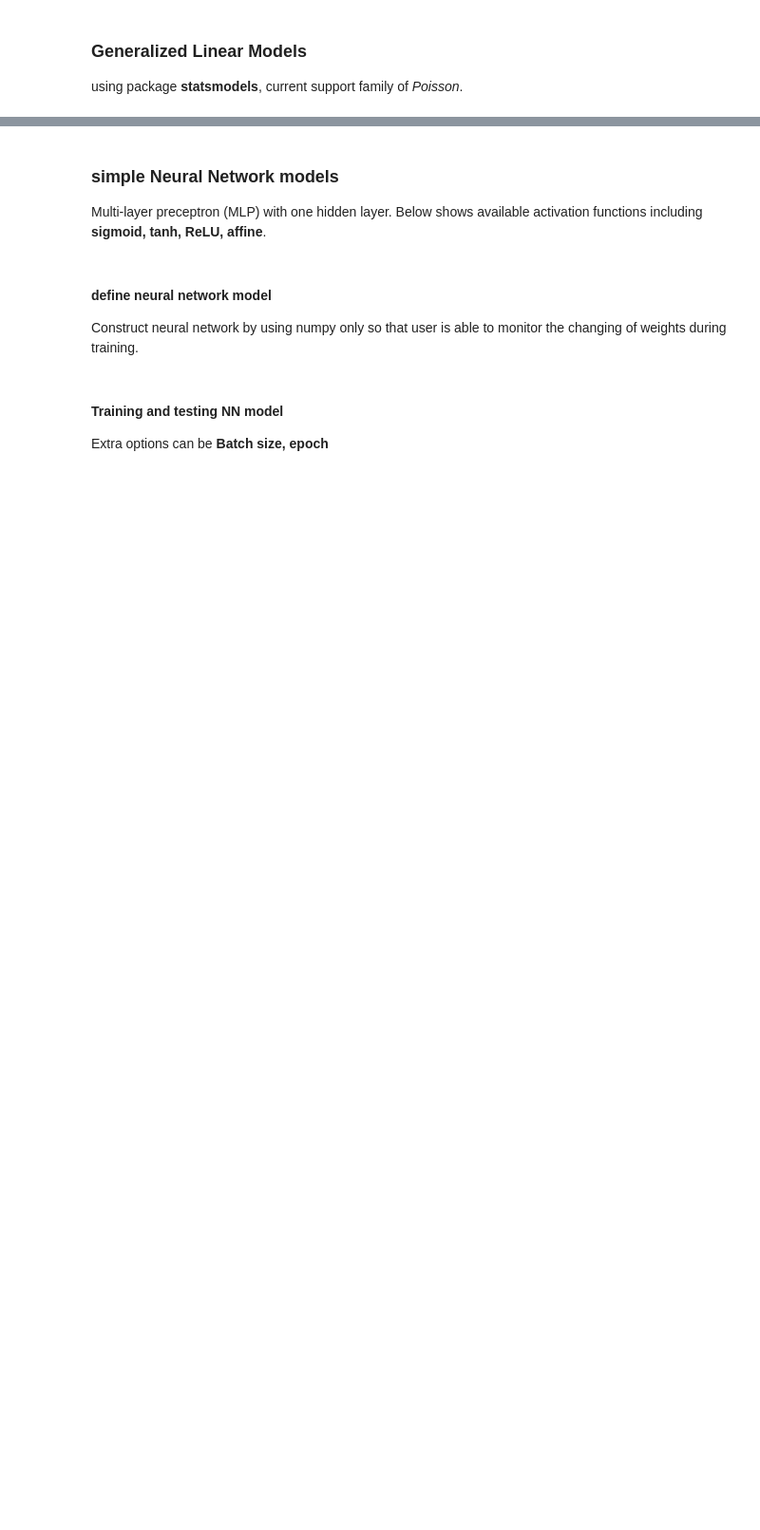
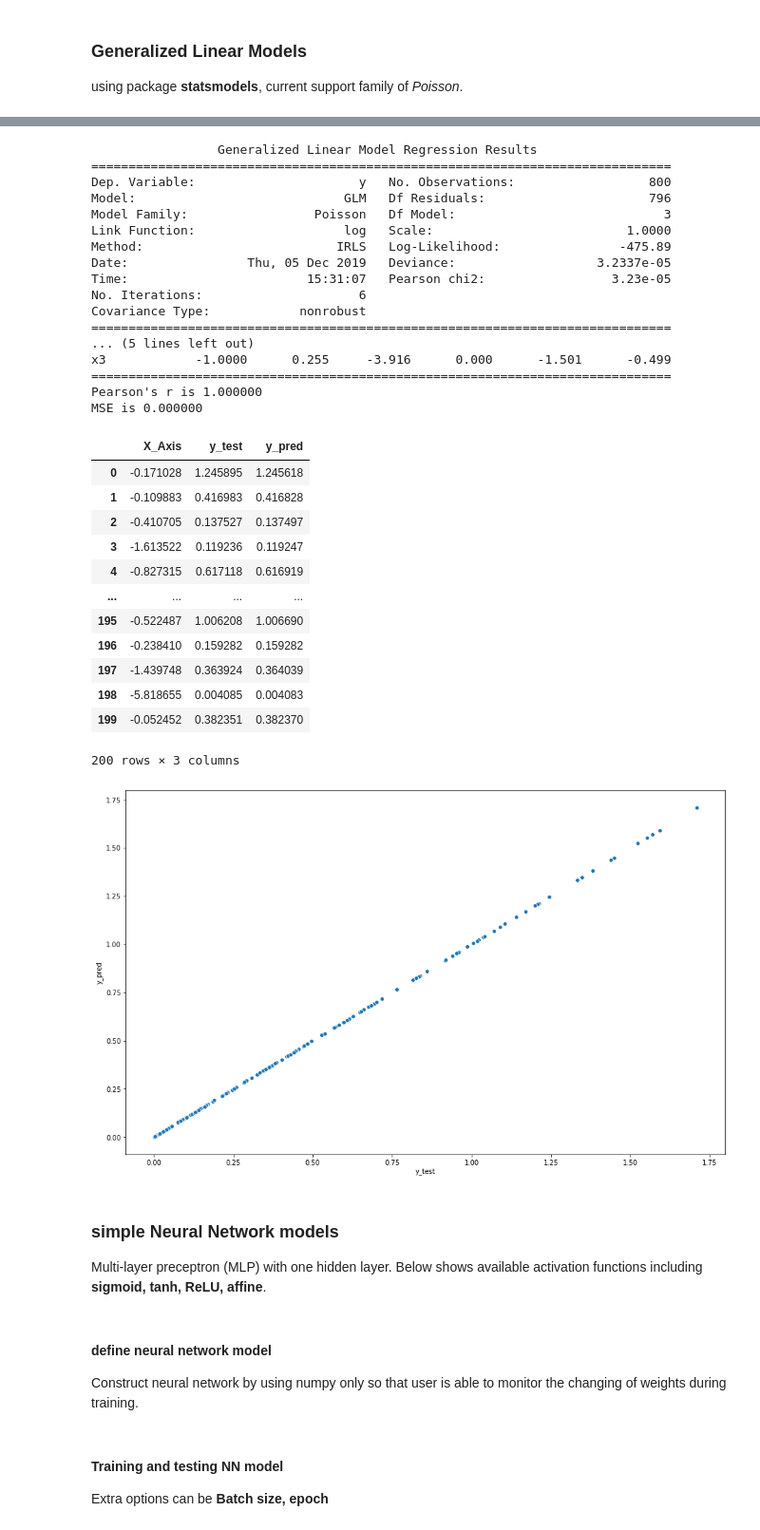
Before and after one commit to leonardzh/zheng_MnM4SDS_project, a Jupyter notebook: MainPlayground.ipynb, the cells around one changed output, grey strips where cells are left out. Shown at 95% size. Saved outputs shown, nothing was run; the diff lists cells and outputs as text; code cells hidden in the pictures; blank space fills up the shorter version.

```diff
--- a/MainPlayground.ipynb
+++ b/MainPlayground.ipynb
@@ -238,3 +259,37 @@ MSE is 0.005796
+# %%
+GLMregression(X_train,y_train,X_test,y_test,family='Poisson')
+# %% [output]
+                 Generalized Linear Model Regression Results
+==============================================================================
+Dep. Variable:                      y   No. Observations:                  800
+Model:                            GLM   Df Residuals:                      796
+Model Family:                 Poisson   Df Model:                            3
+Link Function:                    log   Scale:                          1.0000
+Method:                          IRLS   Log-Likelihood:                -475.89
+Date:                Thu, 05 Dec 2019   Deviance:                   3.2337e-05
+Time:                        15:31:07   Pearson chi2:                 3.23e-05
+No. Iterations:                     6
+Covariance Type:            nonrobust
+==============================================================================
+... (5 lines left out)
+x3            -1.0000      0.255     -3.916      0.000      -1.501      -0.499
+==============================================================================
+Pearson's r is 1.000000
+MSE is 0.000000
+|  | X_Axis | y_test | y_pred |
+| 0 | -0.171028 | 1.245895 | 1.245618 |
+| 1 | -0.109883 | 0.416983 | 0.416828 |
+| 2 | -0.410705 | 0.137527 | 0.137497 |
+| 3 | -1.613522 | 0.119236 | 0.119247 |
+| 4 | -0.827315 | 0.617118 | 0.616919 |
+| ... | ... | ... | ... |
+| 195 | -0.522487 | 1.006208 | 1.006690 |
+| 196 | -0.238410 | 0.159282 | 0.159282 |
+| 197 | -1.439748 | 0.363924 | 0.364039 |
+| 198 | -5.818655 | 0.004085 | 0.004083 |
+| 199 | -0.052452 | 0.382351 | 0.382370 |
+200 rows × 3 columns
+[figure, added]
 # %% [markdown]
 ### simple Neural Network models
 Multi-layer preceptron (MLP) with one hidden layer. Below shows available activation functions including **sigmoid, tanh, ReLU, affine**.
```
Also changed, not shown: parts of 8 cells of this notebook.
